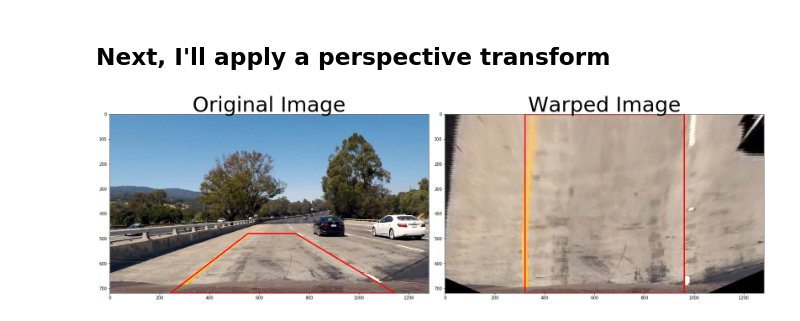
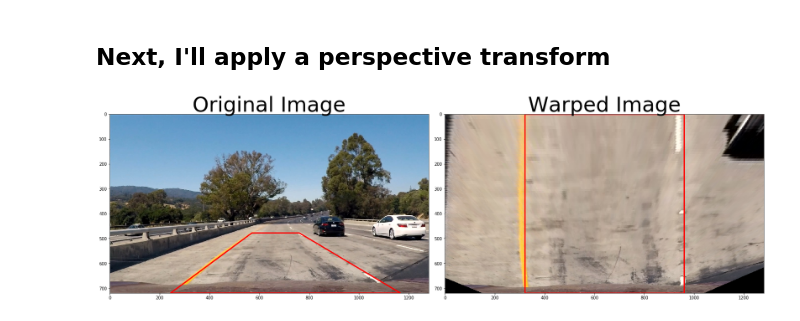
Before and after one commit to albertzheng07/Advanced_Lane_Finding, a Jupyter notebook: examples/project.ipynb, the cells around one changed output. Cells and saved outputs as stored; diff of their text form; code cells hidden in the pictures.

```diff
--- a/examples/project.ipynb
+++ b/examples/project.ipynb
@@ -70,7 +70,7 @@ img_size = (img.shape[1], img.shape[0])
 ret, mtx, dist, rvecs, tvecs = cv2.calibrateCamera(objpoints, imgpoints, img_size,None,None)
 
 # use found camera matrix, distortion coefficents in order to undistort image
-dst = cv2.undistort(img, mtx, dist, None, mtx)
+un_dst = cv2.undistort(img, mtx, dist, None, mtx)
 cv2.imwrite('../camera_cal/test_undist.jpg',dst)# Save the camera calibration result for later use (we won't worry about rvecs / tvecs)
 # %% [output]
 True
@@ -148,6 +148,8 @@ plt.savefig('Threshold_Result.jpg')
 [figure]
 # %% [markdown]
 ## Next, I'll apply a perspective transform
+# %%
+image = mpimg.imread('../test_images/test1.jpg')
 # %%
 def warper(img, src, dst):
 
@@ -158,39 +160,37 @@ def warper(img, src, dst):
 
     return warped
 
+img_size = (image.shape[1], image.shape[0])
+
 # get source and dest pts
 # adjust to capture lane lines
 src = np.float32(
-    [[(img_size[0] / 2) - 85, img_size[1] / 2 + 120],
+    [[(img_size[0] / 2) - 85+15, img_size[1] / 2 + 118],
     [((img_size[0] / 6) + 30), img_size[1]],
-    [(img_size[0] * 5 / 6) + 80, img_size[1]],
-    [(img_size[0] / 2 + 105), img_size[1] / 2 + 120]])
-
-#print(src)
+    [(img_size[0] * 5 / 6) + 100, img_size[1]],
+    [(img_size[0] / 2 + 120), img_size[1] / 2 + 118]])
 
 # remap to rectangle for full top down view of lines
 dst = np.float32(
     [[(img_size[0] / 4), 0],
     [(img_size[0] / 4), img_size[1]],
     [(img_size[0] * 3 / 4), img_size[1]],
     [(img_size[0] * 3 / 4), 0]])
-
-#print(dst)
 
 top_down = warper(image,src,dst)
 
 f, (ax1, ax2) = plt.subplots(1, 2, figsize=(24, 9))
 f.tight_layout()
 ax1.imshow(image)
 ax1.set_title('Original Image', fontsize=50)
 ax1.add_patch(patches.Polygon(src,closed=True,fill=False,lw=3.0,color='r'))
 
 ax2.imshow(top_down)
 ax2.set_title('Warped Image', fontsize=50)
 ax2.add_patch(patches.Polygon(dst,closed=True,fill=False,lw=3.0,color='r'))
 
 plt.subplots_adjust(left=0.04, right=0.95, top=0.9, bottom=0.)
 
 plt.savefig('Warped_Result.jpg')
 # %% [output]
-[figure, old version]
+[figure, new version]
```
Also changed, not shown: parts of 7 cells of this notebook, 1 other file.
